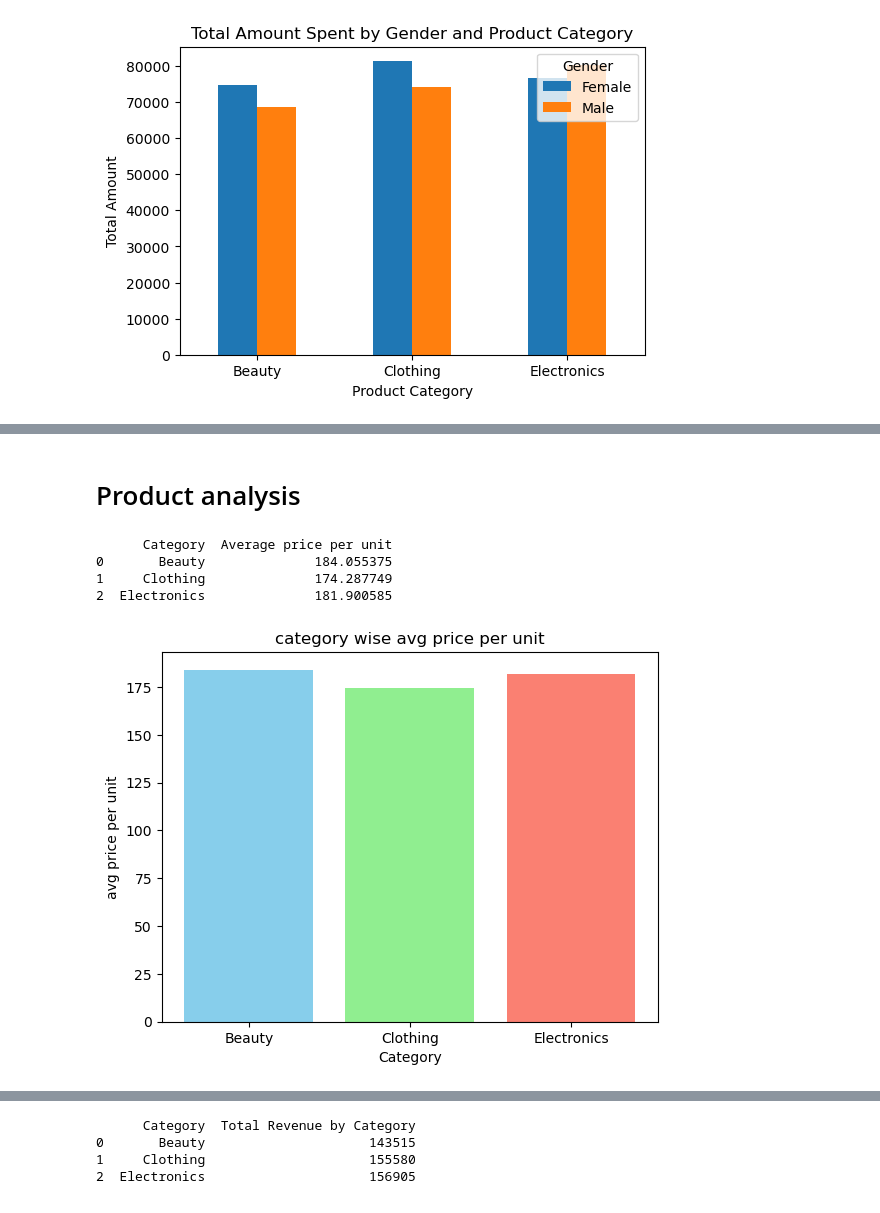
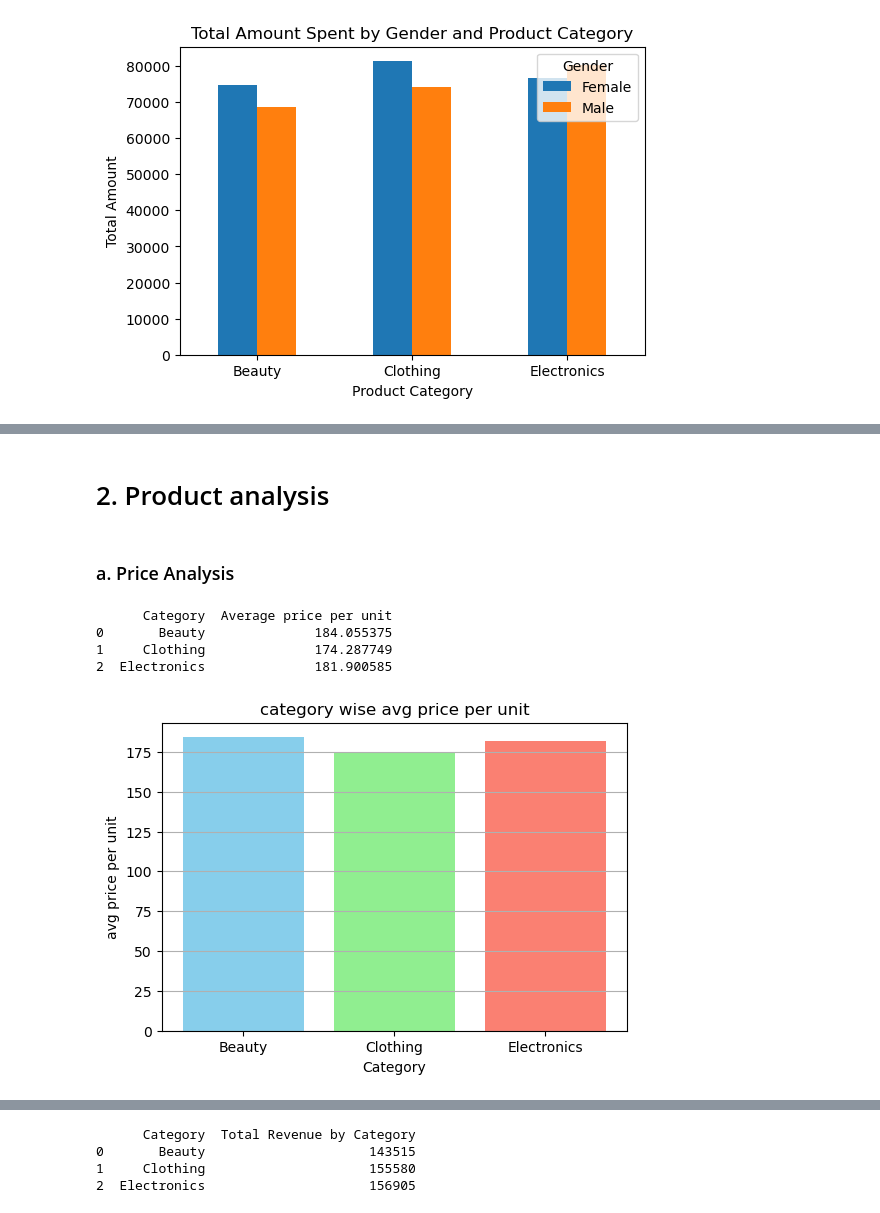
Before and after one commit to vinay-sikarwar/Brainwave_Matrix_Intern, a Jupyter notebook: commercial_store_sales_analysis-checkpoint.ipynb, the cells around one changed output, grey strips where cells are left out. Drawn from its saved outputs; the diff is of its cells as text; code cells hidden in the pictures.

```diff
--- a/commercial_store_sales_analysis-checkpoint.ipynb
+++ b/commercial_store_sales_analysis-checkpoint.ipynb
@@ -132,24 +188,28 @@ plt.xticks(rotation=0)
 # %% [markdown]
-# Product analysis
+# 2. Product analysis
+# %% [markdown]
+### a. Price Analysis
 # %%
 avg_price = {}
 for i in df['Product Category'].unique():
     cate_df = df[df['Product Category'] == i]
     avg_price[i] = cate_df['Price per Unit'].mean()
 
 avg_price_list = pd.DataFrame(list(avg_price.items()), columns=['Category', 'Average price per unit'] )
 
+plt.figure(figsize=(6,4))
 plt.bar(avg_price_list['Category'], avg_price_list['Average price per unit'],color=['skyblue', 'lightgreen', 'salmon'])
 plt.title('category wise avg price per unit')
 plt.xlabel('Category')
 plt.ylabel('avg price per unit')
+plt.grid(axis='y')
 print(avg_price_list)
 # %% [output]
       Category  Average price per unit
 0       Beauty              184.055375
 1     Clothing              174.287749
 2  Electronics              181.900585
-[figure, old version]
+[figure, new version]
 # %%
 avg_quantity = {}
 for i in df['Product Category'].unique():
```
Also changed, not shown: parts of 27 cells of this notebook.
